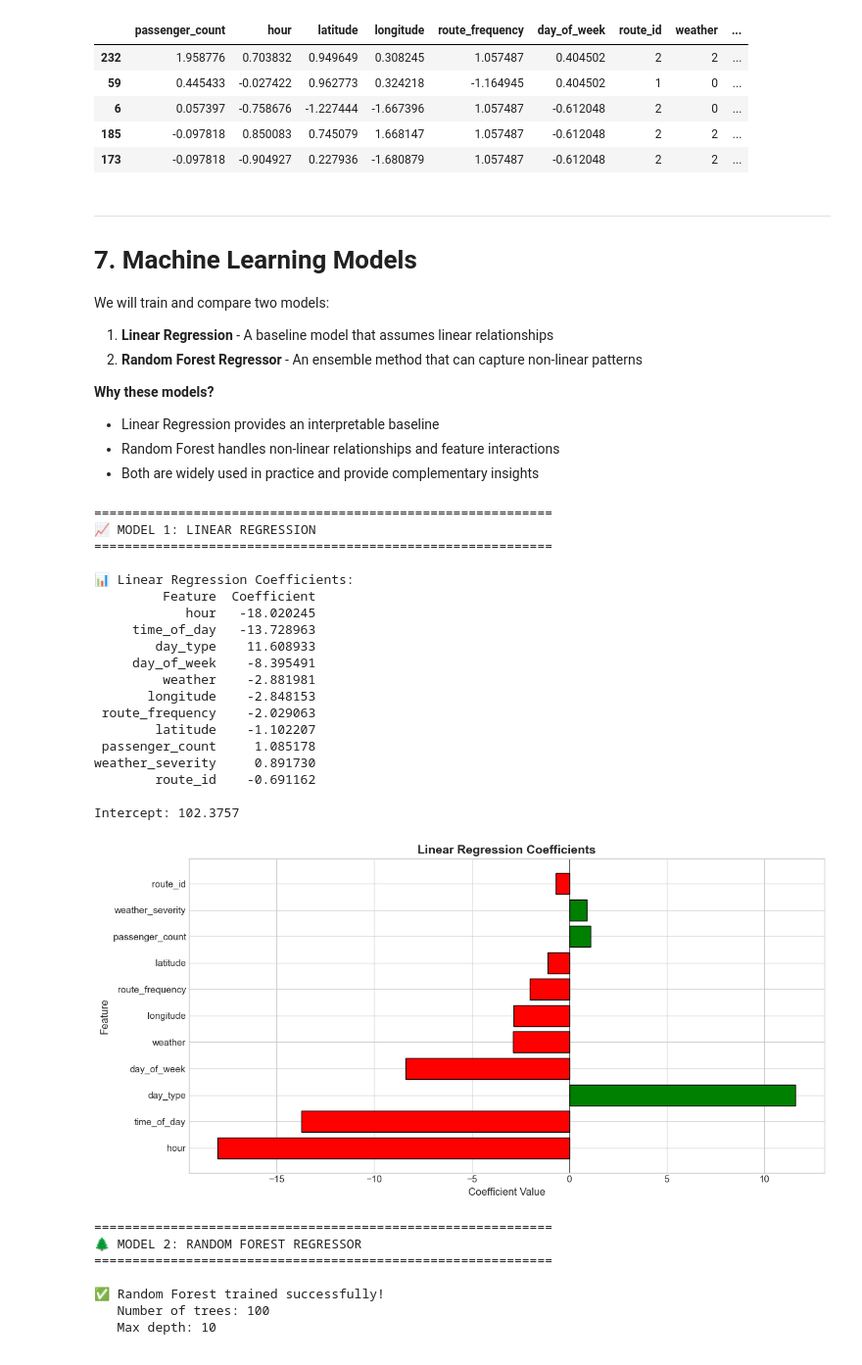
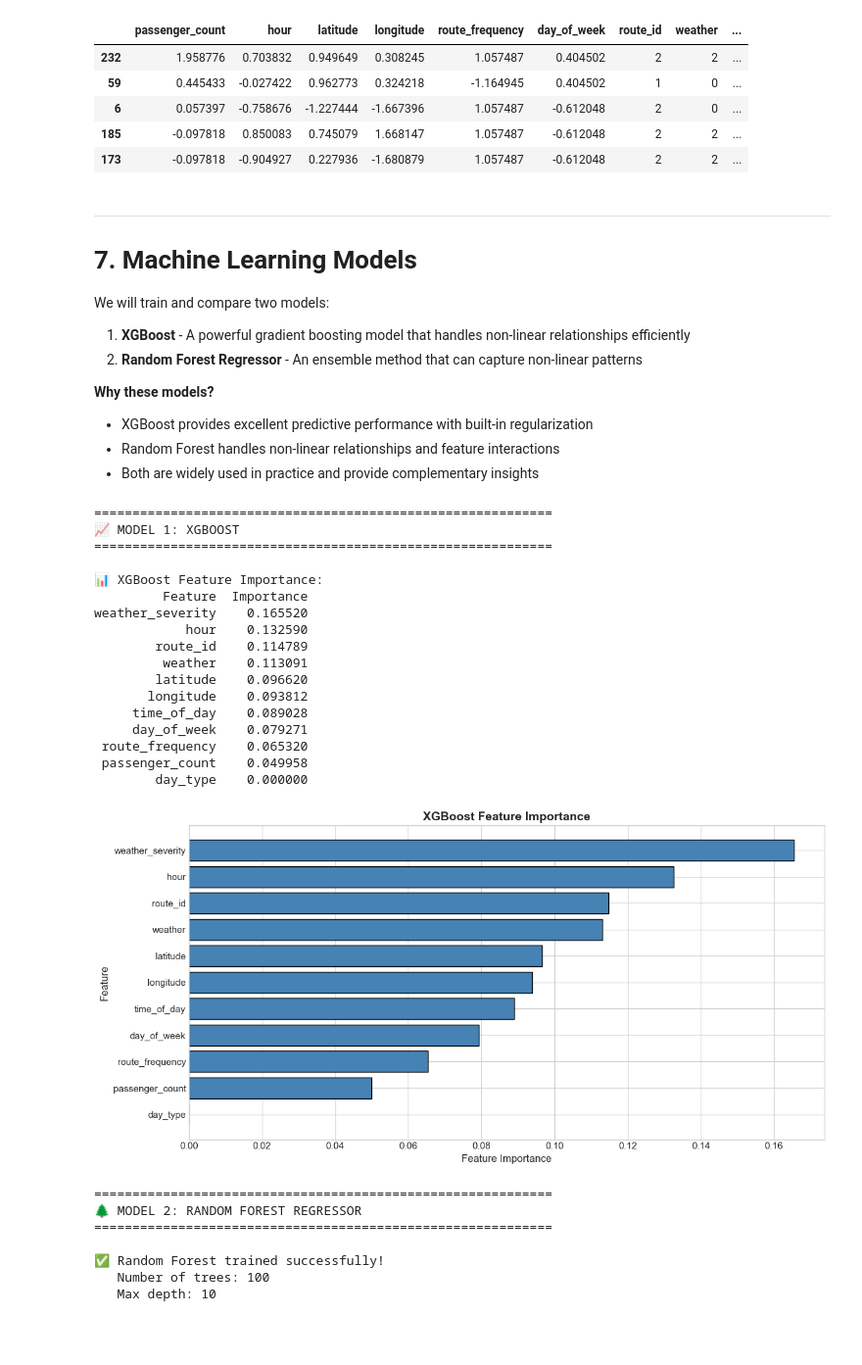
Before and after one commit to Atta246/ai_project, a Jupyter notebook: Bus_Delay_Prediction_Pipeline.ipynb, the cells around one changed output. Shown: that part at 98% size. Cells and saved outputs as stored; diff of their text form; code cells hidden in the pictures.

```diff
--- a/Bus_Delay_Prediction_Pipeline.ipynb
+++ b/Bus_Delay_Prediction_Pipeline.ipynb
@@ -1639,68 +1645,70 @@ X_train_scaled.head()
 
 We will train and compare two models:
 
-1. **Linear Regression** - A baseline model that assumes linear relationships
+1. **XGBoost** - A powerful gradient boosting model that handles non-linear relationships efficiently
 2. **Random Forest Regressor** - An ensemble method that can capture non-linear patterns
 
 **Why these models?**
-- Linear Regression provides an interpretable baseline
+- XGBoost provides excellent predictive performance with built-in regularization
 - Random Forest handles non-linear relationships and feature interactions
 - Both are widely used in practice and provide complementary insights
 # %%
-# Model 1: Linear Regression
+# Model 1: XGBoost
 print("=" * 60)
-print("📈 MODEL 1: LINEAR REGRESSION")
+print("📈 MODEL 1: XGBOOST")
 print("=" * 60)
 
-# Train Linear Regression
-lr_model = LinearRegression()
-lr_model.fit(X_train_scaled, y_train)
+# Train XGBoost
+xgb_model = XGBRegressor(
+    n_estimators=100,
+    learning_rate=0.1,
+    max_depth=6,
+    random_state=42,
+    n_jobs=-1
+)
+xgb_model.fit(X_train_scaled, y_train)
 
 # Predictions
-y_pred_lr_train = lr_model.predict(X_train_scaled)
-y_pred_lr_test = lr_model.predict(X_test_scaled)
+y_pred_xgb_train = xgb_model.predict(X_train_scaled)
+y_pred_xgb_test = xgb_model.predict(X_test_scaled)
 
-# Model coefficients
-print("\n📊 Linear Regression Coefficients:")
-coef_df = pd.DataFrame({
+# Feature importance
+print("\n📊 XGBoost Feature Importance:")
+importance_df = pd.DataFrame({
     'Feature': X_train_scaled.columns,
-    'Coefficient': lr_model.coef_
-}).sort_values('Coefficient', key=abs, ascending=False)
+    'Importance': xgb_model.feature_importances_
+}).sort_values('Importance', ascending=False)
 
-print(coef_df.to_string(index=False))
-print(f"\nIntercept: {lr_model.intercept_:.4f}")
+print(importance_df.to_string(index=False))
 
-# Visualize coefficients
+# Visualize feature importance
 plt.figure(figsize=(12, 6))
-colors = ['green' if c > 0 else 'red' for c in coef_df['Coefficient']]
-plt.barh(coef_df['Feature'], coef_df['Coefficient'], color=colors, edgecolor='black')
-plt.xlabel('Coefficient Value', fontsize=12)
+plt.barh(importance_df['Feature'], importance_df['Importance'], color='steelblue', edgecolor='black')
+plt.xlabel('Feature Importance', fontsize=12)
 plt.ylabel('Feature', fontsize=12)
-plt.title('Linear Regression Coefficients', fontsize=14, fontweight='bold')
-plt.axvline(x=0, color='black', linestyle='-', linewidth=0.5)
+plt.title('XGBoost Feature Importance', fontsize=14, fontweight='bold')
+plt.gca().invert_yaxis()
 plt.tight_layout()
 plt.show()
 # %% [output]
 ============================================================
-📈 MODEL 1: LINEAR REGRESSION
+📈 MODEL 1: XGBOOST
 ============================================================
 
-📊 Linear Regression Coefficients:
-         Feature  Coefficient
-            hour   -18.020245
-     time_of_day   -13.728963
-        day_type    11.608933
-     day_of_week    -8.395491
-         weather    -2.881981
-       longitude    -2.848153
- route_frequency    -2.029063
-        latitude    -1.102207
- passenger_count     1.085178
-weather_severity     0.891730
-        route_id    -0.691162
-
-Intercept: 102.3757
+📊 XGBoost Feature Importance:
+         Feature  Importance
+weather_severity    0.165520
+            hour    0.132590
+        route_id    0.114789
+         weather    0.113091
+        latitude    0.096620
+       longitude    0.093812
+     time_of_day    0.089028
+     day_of_week    0.079271
+ route_frequency    0.065320
+ passenger_count    0.049958
+        day_type    0.000000
-[figure, old version]
+[figure, new version]
 # %%
 # Model 2: Random Forest Regressor
 print("=" * 60)
```
Also changed, not shown: parts of 8 cells of this notebook.
